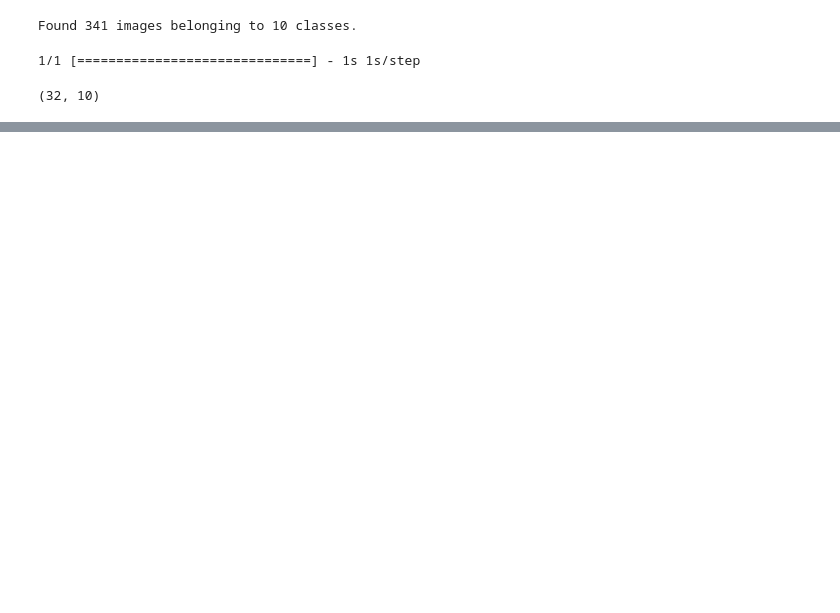
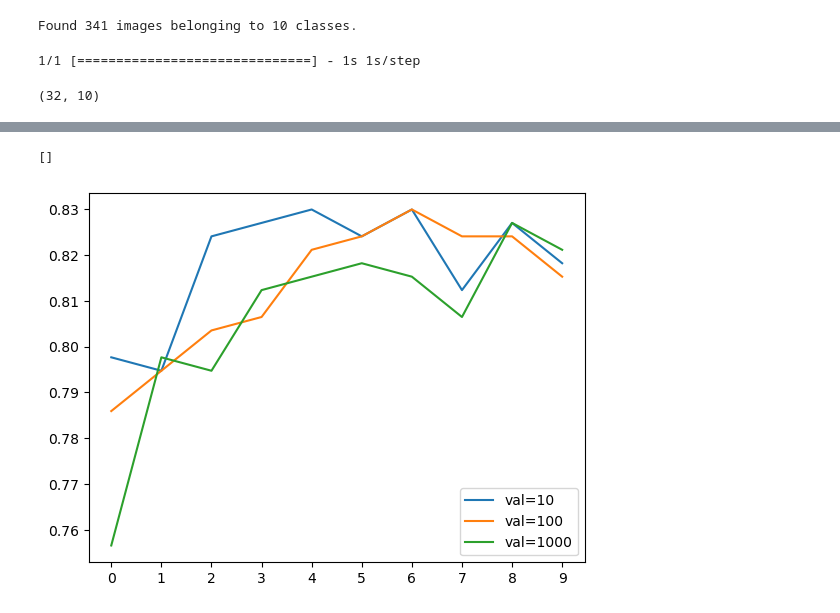
Before and after one commit to tokurgit/ml-zoomcamp, a Jupyter notebook: lectures/08-neural_networks_and_deep_learning/notes_from_lecture.ipynb, the cells around one changed output, grey strips where cells are left out. Drawn from its saved outputs; the diff is of its cells as text; code cells hidden in the pictures; blank space fills up the shorter version.

```diff
--- a/lectures/08-neural_networks_and_deep_learning/notes_from_lecture.ipynb
+++ b/lectures/08-neural_networks_and_deep_learning/notes_from_lecture.ipynb
@@ -256,0 +402,19 @@ model.compile(optimizer=optimizer, loss=loss, metrics=["accuracy"])
+# %%
+# mode=max because we want the accuracy to be as high as posible
+# if we would evaluate loss - we would want for it to be as low as possible
+checkpoint = keras.callbacks.ModelCheckpoint(
+    "xception_v1_{epoch:02d}_{val_accuracy:.3f}.h5",
+    monitor="val_accuracy",
+    save_best_only=True,
+    mode="max"
+)
+# %%
+learning_rate = 0.001
+
+model = make_model(learning_rate=lr)
+history = model.fit(
+    train_ds,
+    epochs=10,
+    validation_data=val_ds,
+    callbacks=[checkpoint],
+)
@@ -256,0 +480,11 @@ model.compile(optimizer=optimizer, loss=loss, metrics=["accuracy"])
+# %%
+learning_rate = 0.001
+scores = {}
+
+for lr in [10, 100, 1000]:
+    print(lr)
+    model = make_model(learning_rate=learning_rate, size_inner=lr)
+    history = model.fit(train_ds, epochs=10, validation_data=val_ds)
+    scores[lr] = history.history
+    print()
+    print()
@@ -256,0 +509,11 @@ model.compile(optimizer=optimizer, loss=loss, metrics=["accuracy"])
+# %%
+for size, hist in scores.items():
+    plt.plot(hist["val_accuracy"], label=("val=%s" % size))
+plt.xticks(np.arange(10))
+# plt.yticks([])
+
+plt.legend()
+plt.plot()
+# %% [output]
+[]
+[figure, added]
```
Also changed, not shown: parts of 54 cells of this notebook, 4 other files.
